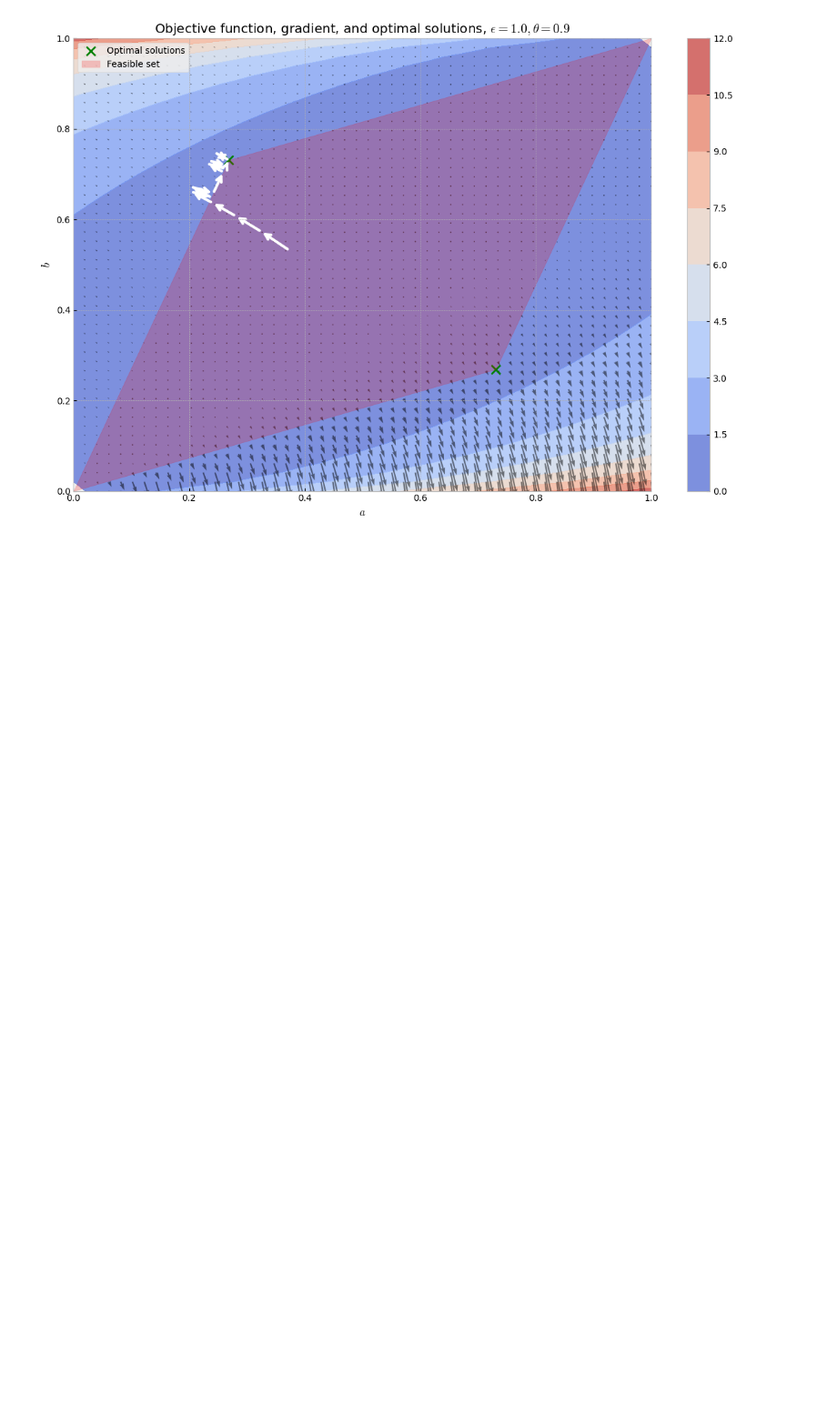
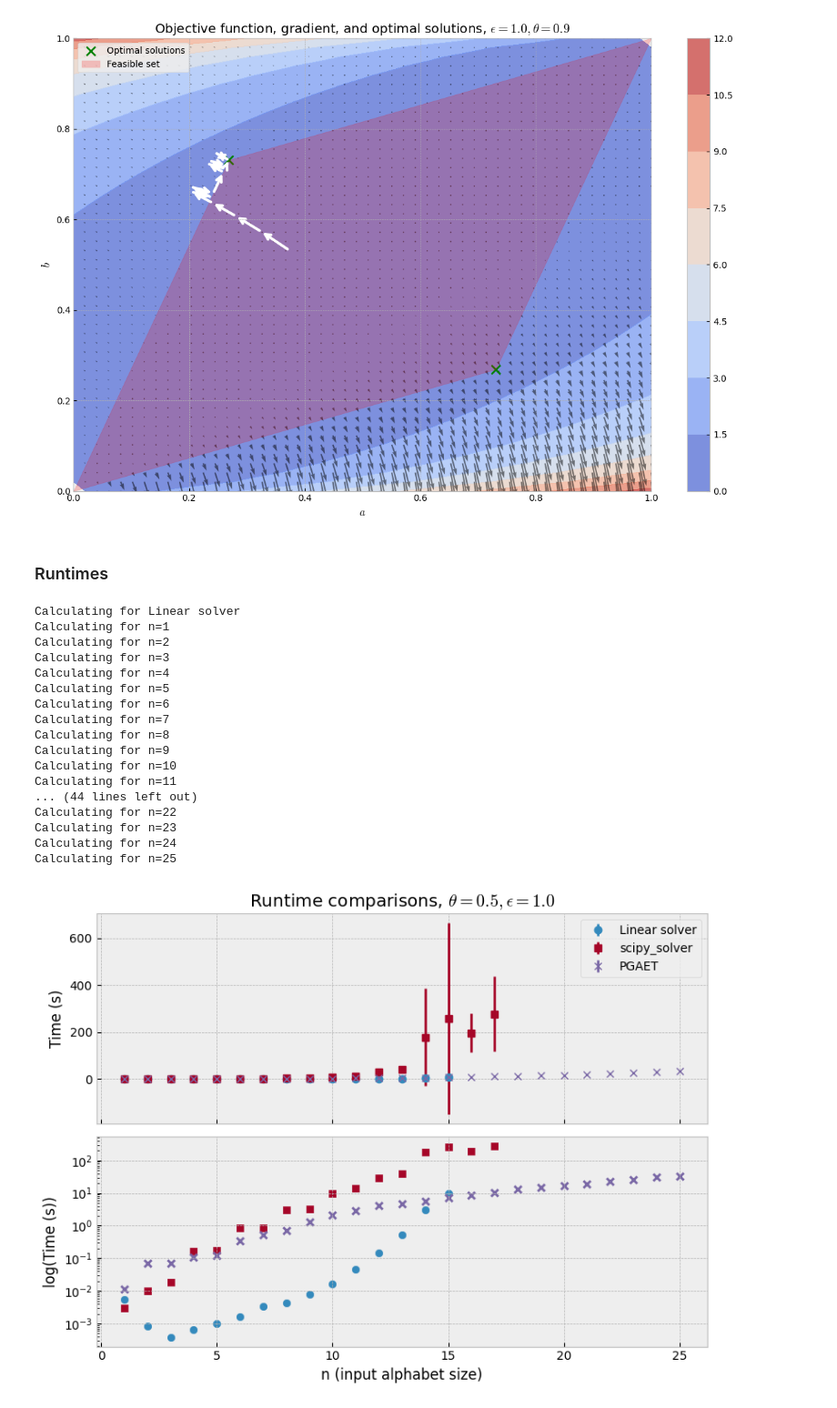
Before and after one commit to MatejVe/locally_efficient_differential_privacy, a Jupyter notebook: thesis_visualization.ipynb, the cells around one changed output. Shown at 91% size. Cells and saved outputs as stored; diff of their text form; code cells hidden in the pictures; blank space fills up the shorter version.

Commit message:
Thesis visualization updates

```diff
--- a/thesis_visualization.ipynb
+++ b/thesis_visualization.ipynb
@@ -186,3 +187,77 @@ plt.savefig("figures/sample_ascent_path")
 plt.show()
 # %% [output]
 [figure]
+# %% [markdown]
+### Runtimes
+# %%
+from time import time
+
+def compare_runtimes(solvers, ns, theta, epsilon, log=False, n_restarts: int = 10):
+    avg_times = list()
+    stds = list()
+
+    for i in range(len(solvers)):
+        solver = solvers[i]
+        print(f"Calculating for {solver.name}")
+        solver_times = list()
+        solver_stds = list()
+        n_max = ns[i]
+        for n in range(1, n_max + 1):
+            print(f"Calculating for n={n}")
+            times_for_n = list()
+            for _ in range(n_restarts):
+                t_start = time()
+                _, _, _, _ = binom_optimal_privacy(solver, n, epsilon, theta)
+                t_end = time()
+
+                time_taken = t_end - t_start
+
+                times_for_n.append(time_taken)
+            avg_time = np.mean(times_for_n)
+            std_time = np.std(times_for_n)
+            solver_times.append(avg_time)
+            solver_stds.append(std_time)
+
+        avg_times.append(solver_times)
+        stds.append(solver_stds)
+
+    fig, ax = plt.subplots(figsize=(8, 6), nrows=2, sharex=True)
+
+    formats = ["o", "s", "x", "d", "v", "^", "<", ">"]
+    for i in range(len(solvers)):
+        ns_to_plot = np.arange(1, ns[i] + 1)
+        ax[0].errorbar(ns_to_plot, avg_times[i], yerr=stds[i], label=solvers[i].name, fmt=formats[i])
+    ax[0].set_ylabel("Time (s)")
+    ax[0].set_title(rf"Runtime comparisons, $\theta={theta}, \epsilon={epsilon}$")
+    ax[0].legend()
+
+    for i in range(len(solvers)):
+        ns_to_plot = np.arange(1, ns[i] + 1)
+        ax[1].scatter(ns_to_plot, avg_times[i], label=solvers[i].name, marker=formats[i])
+    ax[1].set_xlabel("n (input alphabet size)")
+    ax[1].set_ylabel("log(Time (s))")
+    ax[1].set_yscale("log")
+
+    plt.tight_layout()
+    plt.show()
+
+compare_runtimes([LinearSolver(), ScipySolver(), PGAWithEdgeTraversal()], [15, 17, 25], 0.5, 1.0, n_restarts=5)
+# %% [output]
+Calculating for Linear solver
+Calculating for n=1
+Calculating for n=2
+Calculating for n=3
+Calculating for n=4
+Calculating for n=5
+Calculating for n=6
+Calculating for n=7
+Calculating for n=8
+Calculating for n=9
+Calculating for n=10
+Calculating for n=11
+... (44 lines left out)
+Calculating for n=22
+Calculating for n=23
+Calculating for n=24
+Calculating for n=25
+[figure, added]
```
Also changed, not shown: parts of 6 cells of this notebook.
